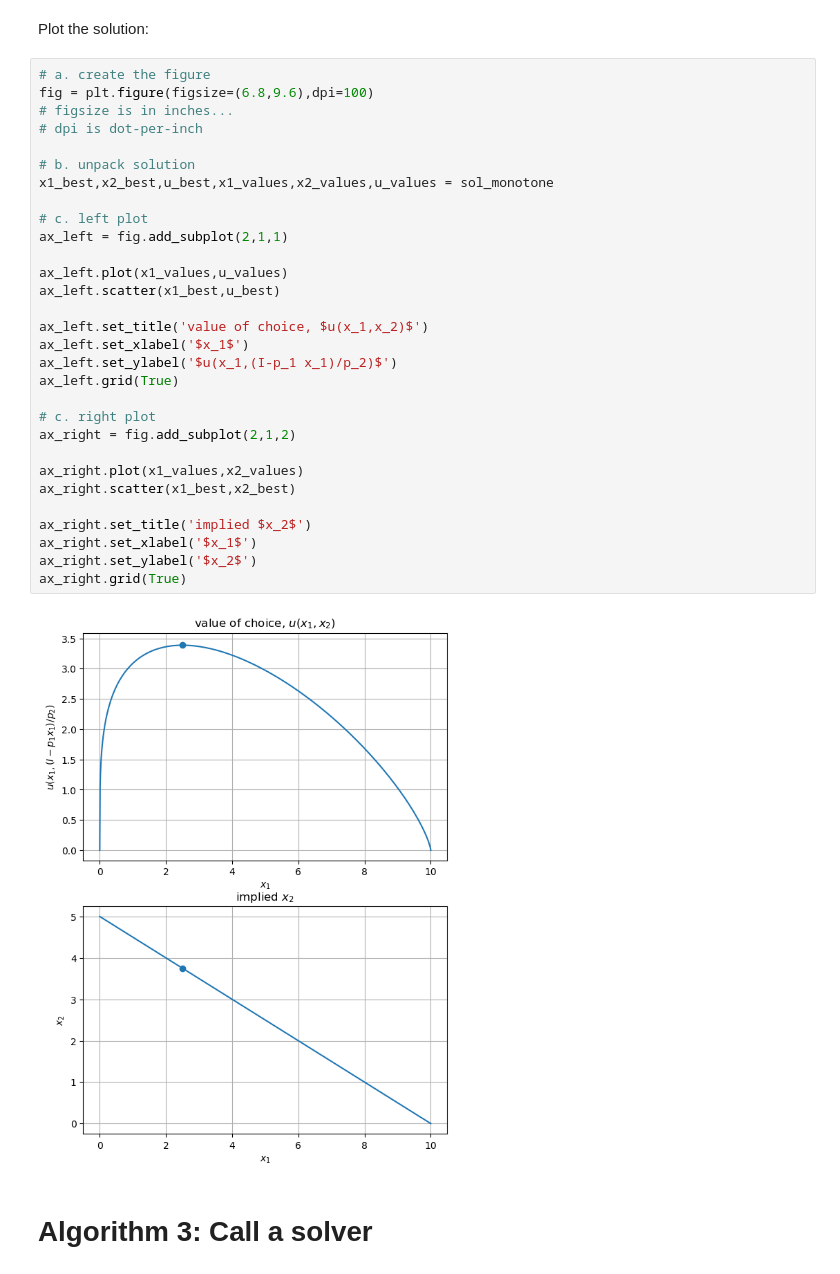
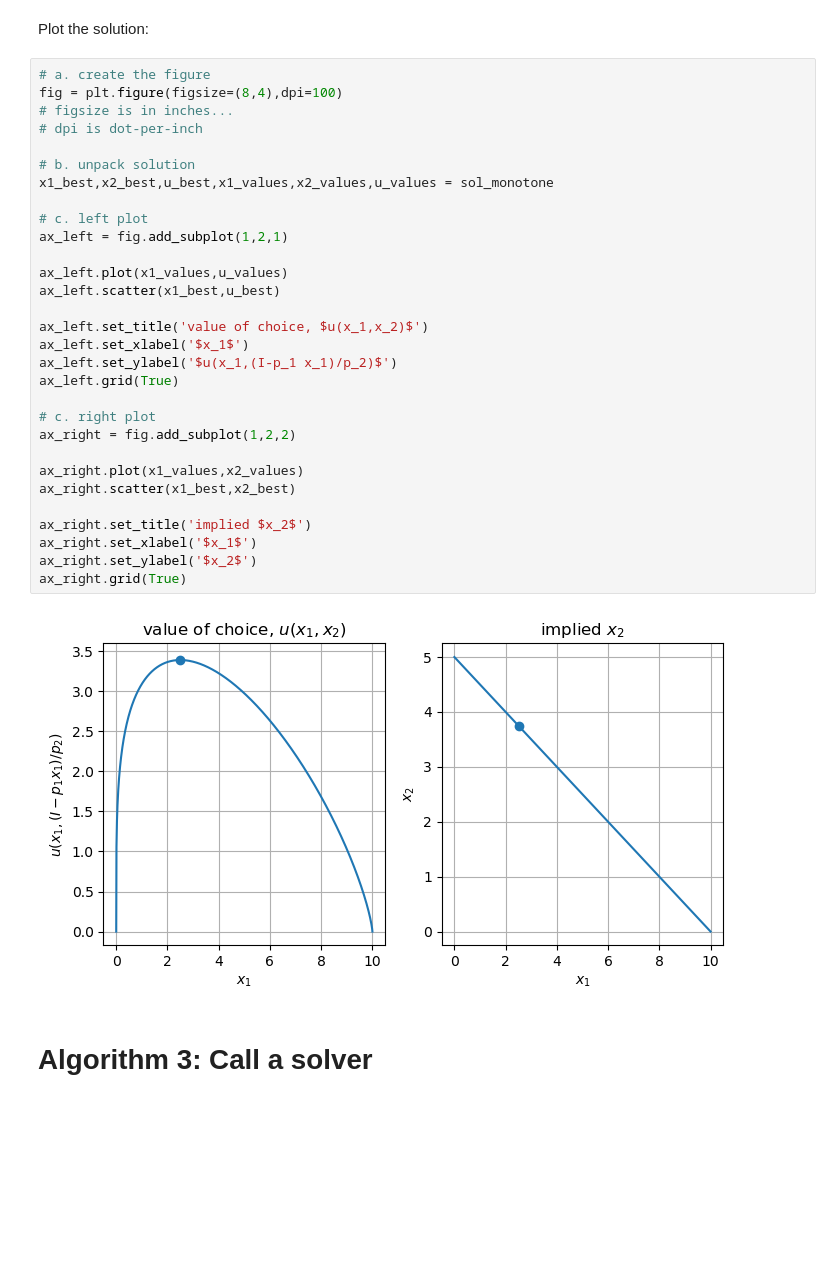
Before and after one commit to NumEconCopenhagen/lectures-2019, a Jupyter notebook: 03/Optimize_Print_and_Plot.ipynb, the cells around one changed output. Cells and saved outputs as stored; diff of their text form; blank space fills up the shorter version.

```diff
--- a/03/Optimize_Print_and_Plot.ipynb
+++ b/03/Optimize_Print_and_Plot.ipynb
@@ -669,36 +685,36 @@ I-p1*x1-p2*x2 = 0.00000000
 Plot the solution:
 # %%
 # a. create the figure
-fig = plt.figure(figsize=(6.8,9.6),dpi=100)
+fig = plt.figure(figsize=(8,4),dpi=100)
 # figsize is in inches...
 # dpi is dot-per-inch
 
 # b. unpack solution
 x1_best,x2_best,u_best,x1_values,x2_values,u_values = sol_monotone
 
 # c. left plot
-ax_left = fig.add_subplot(2,1,1)
+ax_left = fig.add_subplot(1,2,1)
 
 ax_left.plot(x1_values,u_values)
 ax_left.scatter(x1_best,u_best)
 
 ax_left.set_title('value of choice, $u(x_1,x_2)$')
 ax_left.set_xlabel('$x_1$')
 ax_left.set_ylabel('$u(x_1,(I-p_1 x_1)/p_2)$')
 ax_left.grid(True)
 
 # c. right plot
-ax_right = fig.add_subplot(2,1,2)
+ax_right = fig.add_subplot(1,2,2)
 
 ax_right.plot(x1_values,x2_values)
 ax_right.scatter(x1_best,x2_best)
 
 ax_right.set_title('implied $x_2$')
 ax_right.set_xlabel('$x_1$')
 ax_right.set_ylabel('$x_2$')
 ax_right.grid(True)
 # %% [output]
-[figure, old version]
+[figure, new version]
 # %% [markdown]
 # Algorithm 3: Call a solver
 # %%
```
Also changed, not shown: parts of 41 cells of this notebook, 5 other files.
